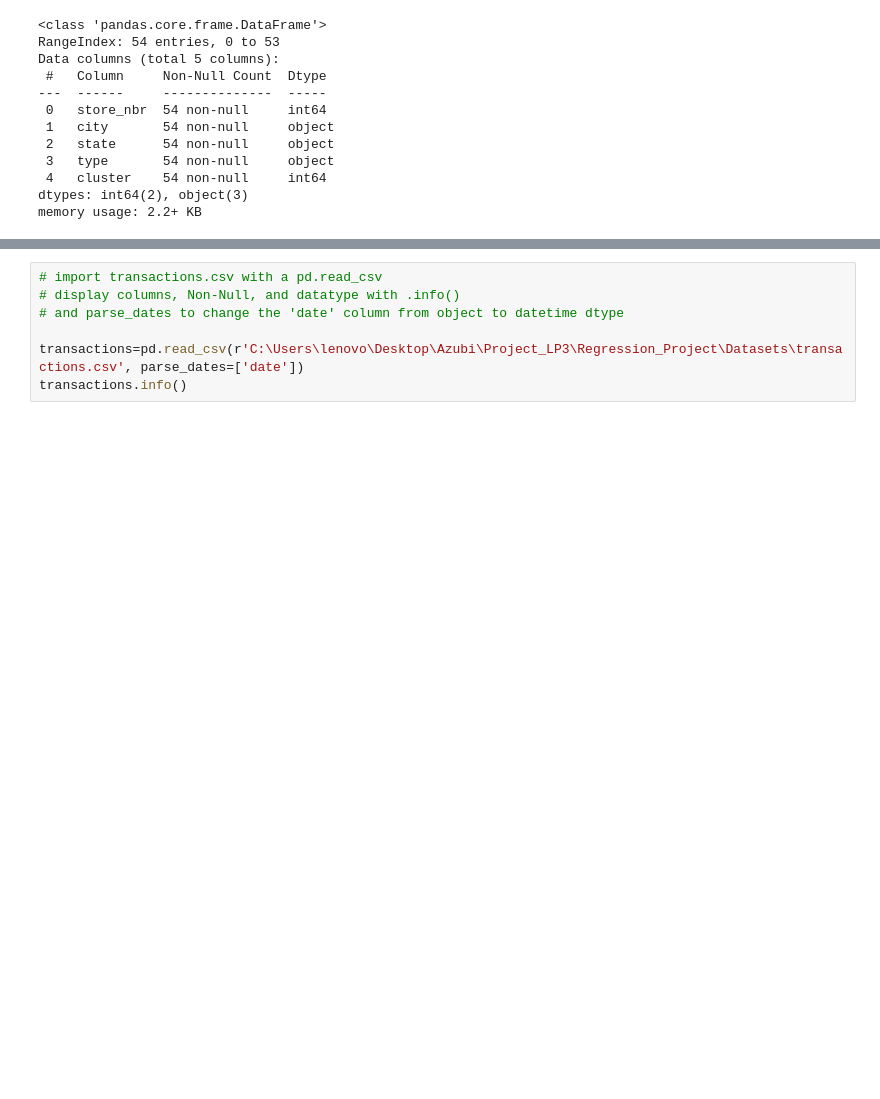
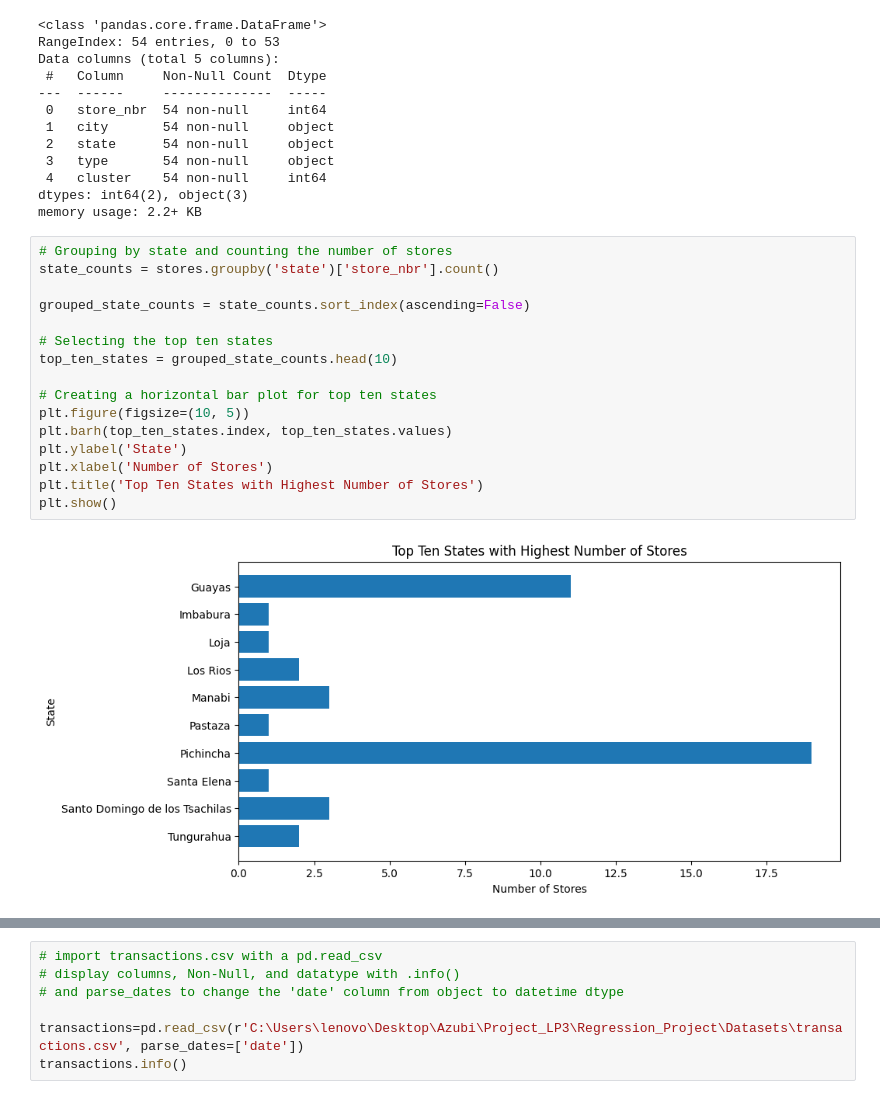
Before and after one commit to sethsot/Regression_Project, a Jupyter notebook: draft.ipynb, the cells around one changed output, grey strips where cells are left out. Drawn from its saved outputs; the diff is of its cells as text; blank space fills up the shorter version.

```diff
--- a/draft.ipynb
+++ b/draft.ipynb
@@ -108,3 +122,21 @@ Data columns (total 5 columns):
  4   cluster    54 non-null     int64
 dtypes: int64(2), object(3)
 memory usage: 2.2+ KB
+# %%
+# Grouping by state and counting the number of stores
+state_counts = stores.groupby('state')['store_nbr'].count()
+
+grouped_state_counts = state_counts.sort_index(ascending=False)
+
+# Selecting the top ten states
+top_ten_states = grouped_state_counts.head(10)
+
+# Creating a horizontal bar plot for top ten states
+plt.figure(figsize=(10, 5))
+plt.barh(top_ten_states.index, top_ten_states.values)
+plt.ylabel('State')
+plt.xlabel('Number of Stores')
+plt.title('Top Ten States with Highest Number of Stores')
+plt.show()
+# %% [output]
+[figure, added]
```
Also changed, not shown: parts of 7 cells of this notebook.
